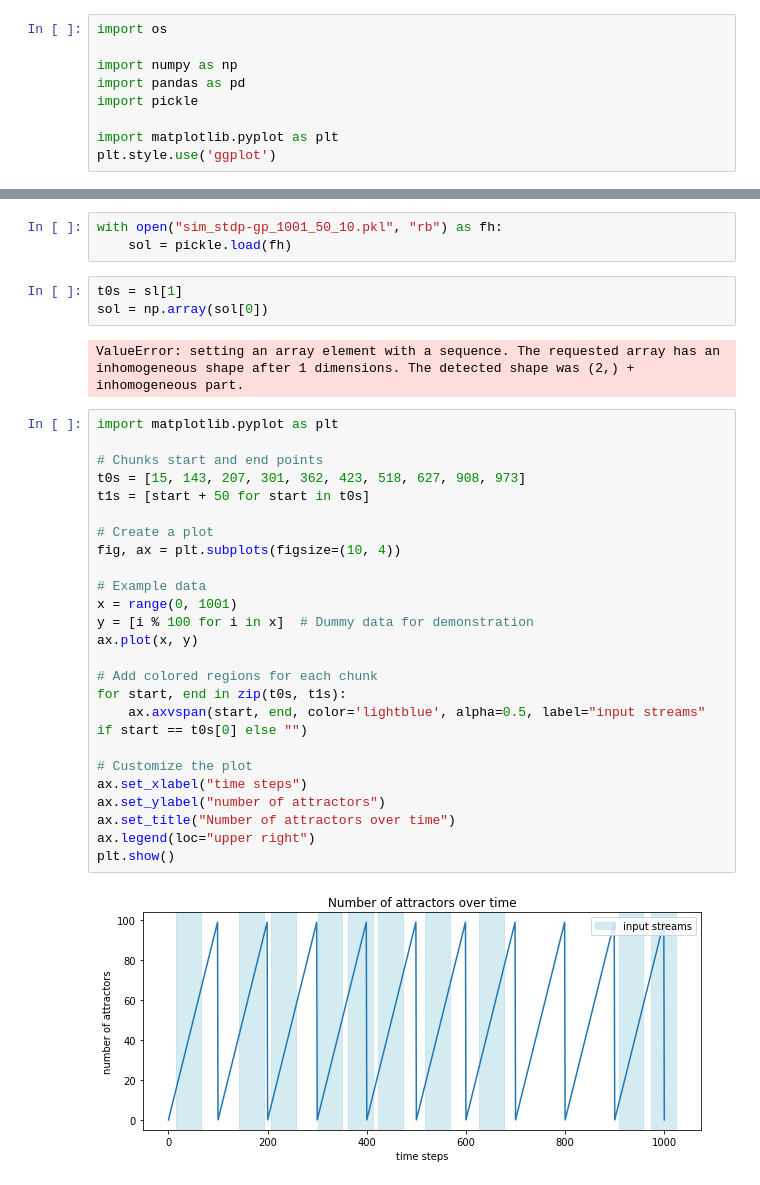
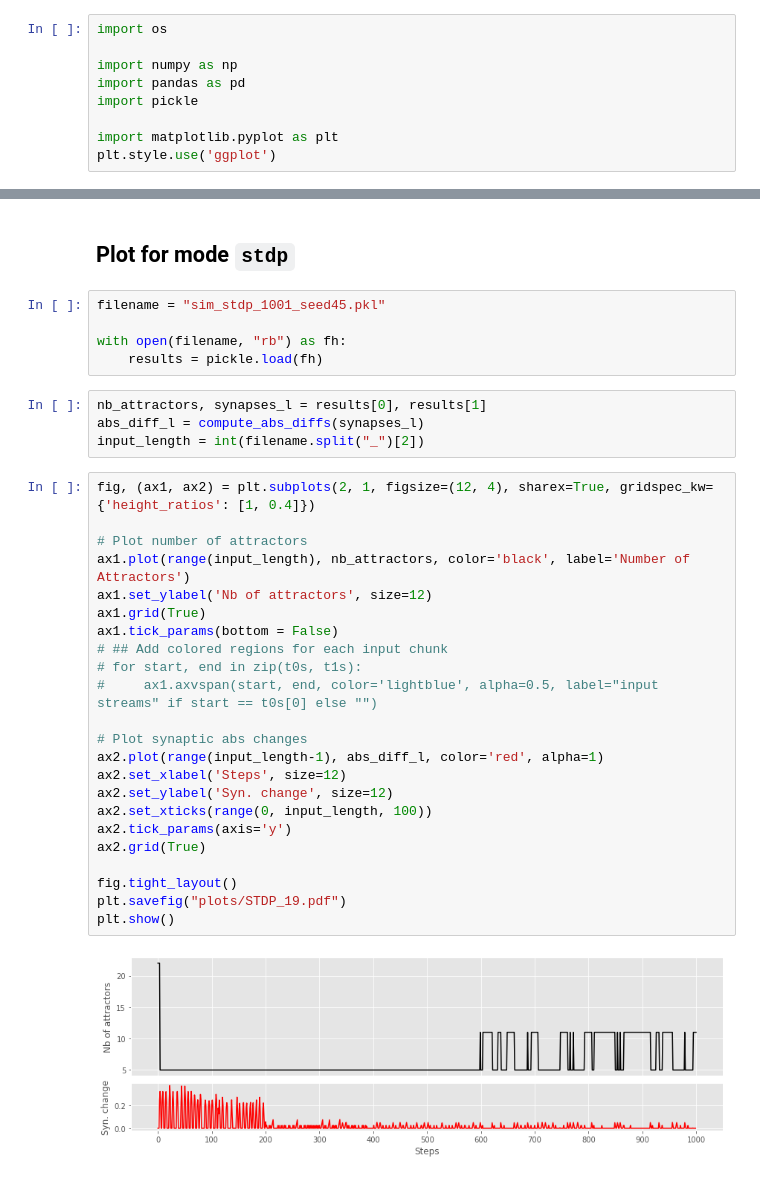
Before and after one commit to JeremCab/AttractorDynamics, a Jupyter notebook: runs/plots.ipynb, the cells around one changed output, grey strips where cells are left out. Saved outputs shown, nothing was run; the diff lists cells and outputs as text.

Commit message:
Finalize simulation script. Tests done for the 3 modes.

```diff
--- a/runs/plots.ipynb
+++ b/runs/plots.ipynb
@@ -82,35 +14,36 @@ os.getcwd()
+# %% [markdown]
+## Plot for mode `stdp`
 # %%
-with open("sim_stdp-gp_1001_50_10.pkl", "rb") as fh:
-    sol = pickle.load(fh)
+filename = "sim_stdp_1001_seed45.pkl"
+
+with open(filename, "rb") as fh:
+    results = pickle.load(fh)
-# %%
-t0s = sl[1]
-sol = np.array(sol[0])
-# %% [output]
-ValueError: setting an array element with a sequence. The requested array has an inhomogeneous shape after 1 dimensions. The detected shape was (2,) + inhomogeneous part.
-# %%
-import matplotlib.pyplot as plt
-
-# Chunks start and end points
-t0s = [15, 143, 207, 301, 362, 423, 518, 627, 908, 973]
-t1s = [start + 50 for start in t0s]
-
-# Create a plot
-fig, ax = plt.subplots(figsize=(10, 4))
-
-# Example data
-x = range(0, 1001)
-y = [i % 100 for i in x]  # Dummy data for demonstration
-ax.plot(x, y)
-
-# Add colored regions for each chunk
-for start, end in zip(t0s, t1s):
-    ax.axvspan(start, end, color='lightblue', alpha=0.5, label="input streams" if start == t0s[0] else "")
-
-# Customize the plot
-ax.set_xlabel("time steps")
-ax.set_ylabel("number of attractors")
-ax.set_title("Number of attractors over time")
-ax.legend(loc="upper right")
-plt.show()
-# %% [output]
-[figure, removed]
+# %%
+nb_attractors, synapses_l = results[0], results[1]
+abs_diff_l = compute_abs_diffs(synapses_l)
+input_length = int(filename.split("_")[2])
+# %%
+fig, (ax1, ax2) = plt.subplots(2, 1, figsize=(12, 4), sharex=True, gridspec_kw={'height_ratios': [1, 0.4]})
+
+# Plot number of attractors
+ax1.plot(range(input_length), nb_attractors, color='black', label='Number of Attractors')
+ax1.set_ylabel('Nb of attractors', size=12)
+ax1.grid(True)
+ax1.tick_params(bottom = False)
+# ## Add colored regions for each input chunk
+# for start, end in zip(t0s, t1s):
+#     ax1.axvspan(start, end, color='lightblue', alpha=0.5, label="input streams" if start == t0s[0] else "")
+
+# Plot synaptic abs changes
+ax2.plot(range(input_length-1), abs_diff_l, color='red', alpha=1)
+ax2.set_xlabel('Steps', size=12)
+ax2.set_ylabel('Syn. change', size=12)
+ax2.set_xticks(range(0, input_length, 100))
+ax2.tick_params(axis='y')
+ax2.grid(True)
+
+fig.tight_layout()
+plt.savefig("plots/STDP_19.pdf")
+plt.show()
+# %% [output]
+[figure, added]
```
Also changed, not shown: parts of 14 cells of this notebook, 13 other files.
